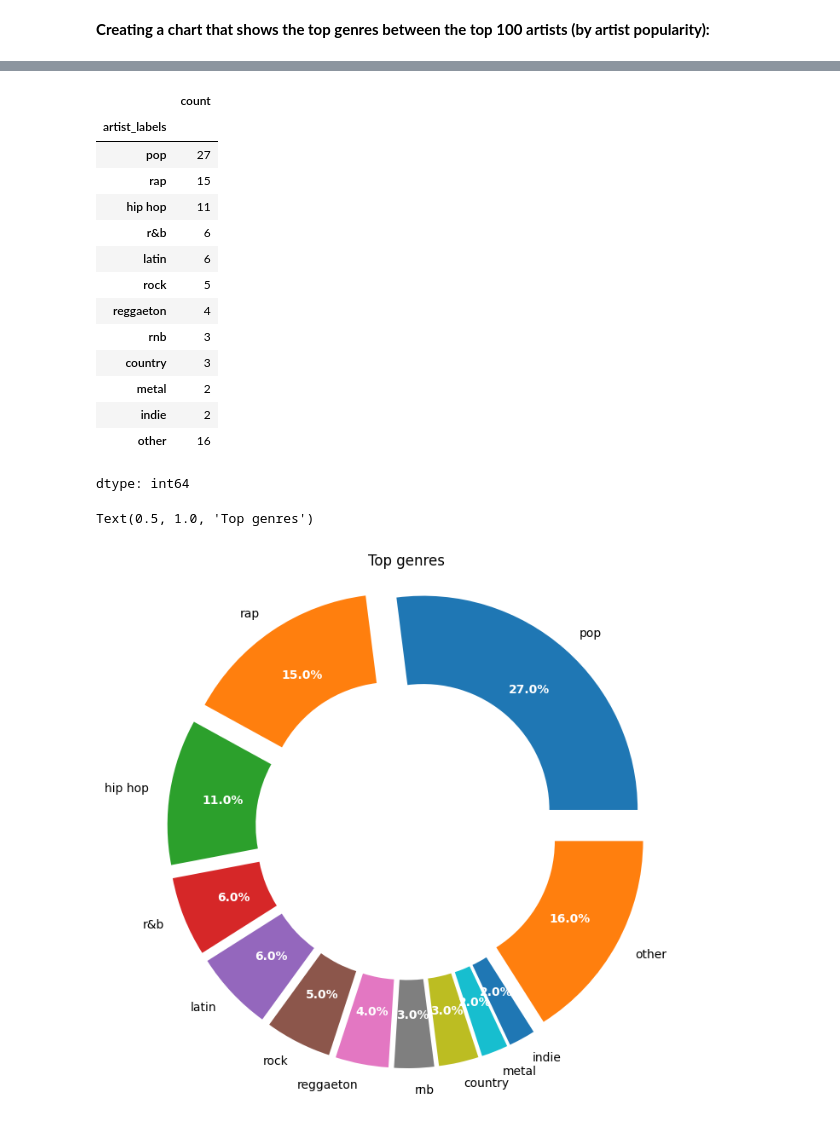
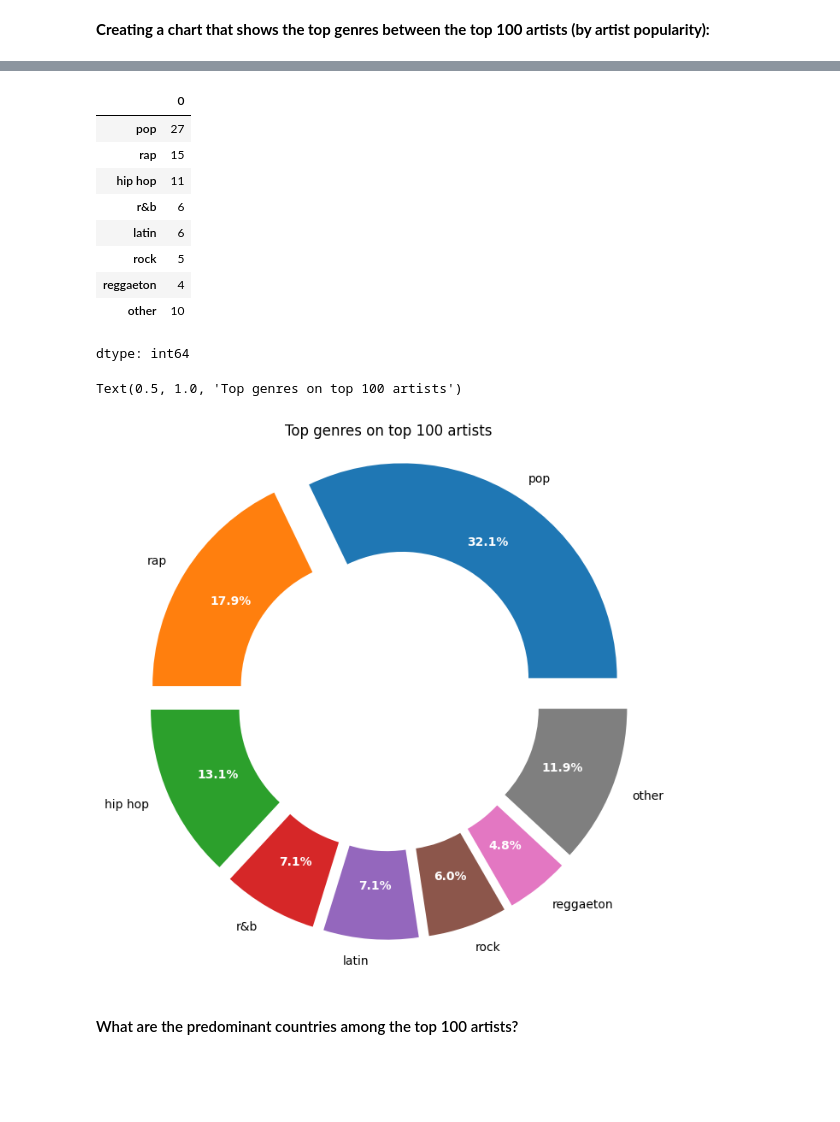
Before and after one commit to prokope/learning-data-science, a Jupyter notebook: eda.ipynb, the cells around one changed output, grey strips where cells are left out. Saved outputs shown, nothing was run; the diff lists cells and outputs as text; code cells hidden in the pictures; blank space fills up the shorter version.

Commit message:
EDA/data-collection: adjusting pie plot and getting artist nationalities via API

```diff
--- a/eda.ipynb
+++ b/eda.ipynb
@@ -265,3 +277,5 @@ dtype: int64
+# %%
+df = pd.read_csv('spotify_data_treated.csv')
 # %% [markdown]
 ## Understanding the dataset
 # %% [markdown]
@@ -494,14 +508,22 @@ top_100_artists.loc[top_100_artists['artist_labels'].str.contains('rock')] = 'ro
 top_100_artists.loc[top_100_artists['artist_labels'].str.contains('latin')] = 'latin'
 
 top_100_artists_labels = top_100_artists['artist_labels'].value_counts()
-other_labels_amount = top_100_artists_labels[(top_100_artists_labels == 1)].sum()
-top_100_artists_labels = top_100_artists_labels[(top_100_artists_labels > 1)]
-top_100_artists_labels['other'] = other_labels_amount
+other_labels_amount = top_100_artists_labels.iloc[7:]
+other_labels_amount = other_labels_amount[(other_labels_amount > 1)].sum()
+top_100_artists_labels = top_100_artists_labels.iloc[:7]
+top_100_artists_labels = pd.concat([top_100_artists_labels, pd.Series([other_labels_amount], index=['other'])])
 
 top_100_artists_labels
+
+# top_100_artists_labels = top_100_artists_labels[(top_100_artists_labels > 1)]
+# top_100_artists_labels['other'] = other_labels_amount
+
+# top_100_artists_labels = top_100_artists_labels.sort_values(ascending=False)
+# top_100_artists_labels = top_100_artists_labels.iloc[:8]
+
+# top_100_artists_labels
 # %% [output]
-|  | count |
-| artist_labels |  |
+|  | 0 |
 | pop | 27 |
 | rap | 15 |
 | hip hop | 11 |
@@ -509,38 +531,36 @@ top_100_artists_labels
 | latin | 6 |
 | rock | 5 |
 | reggaeton | 4 |
-| rnb | 3 |
-| country | 3 |
-| metal | 2 |
-| indie | 2 |
-| other | 16 |
+| other | 10 |
 dtype: int64
 # %%
 fig, ax = plt.subplots()
 
 labels = top_100_artists_labels.index
 percent = top_100_artists_labels
 
 explode = [0.2 for label in top_100_artists_labels.index]
 
 wedges, texts, autotexts = ax.pie(
     percent, # -> Values
     labels=labels, # -> Labels (Series index)
     labeldistance=1.1, # -> Label distance from chart
     explode=explode, # -> Distance between chart pieces
     autopct='%1.1f%%', # -> Auto-calculating the percentage
     radius=1.7, # -> Increasing circle radius
     wedgeprops=dict(width=0.7), # -> Turning pie into a donut (adding a circle inside it)
     pctdistance=0.75 # -> Adjusting the percentage distance from chart
 )
 
 # Just percentages
 for t in autotexts:
     t.set_color('white')
     t.set_fontsize(10)
     t.set_fontweight('bold')
 
-plt.title('Top genres', pad=90)
+plt.title('Top genres on top 100 artists', pad=90)
 # %% [output]
-Text(0.5, 1.0, 'Top genres')
+Text(0.5, 1.0, 'Top genres on top 100 artists')
-[figure, old version]
+[figure, new version]
+# %% [markdown]
+#### What are the predominant countries among the top 100 artists?
```
Also changed, not shown: parts of 9 cells of this notebook.
